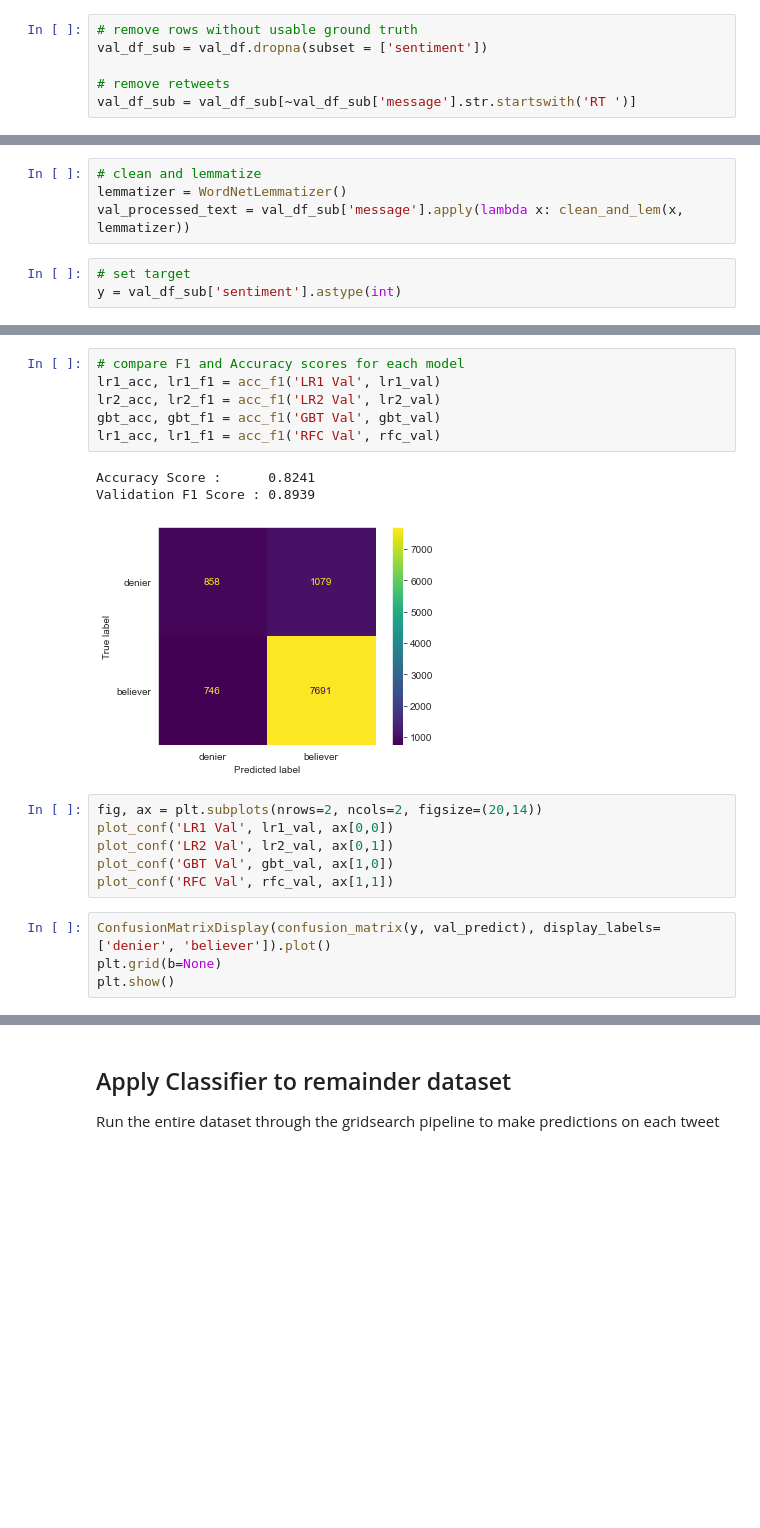
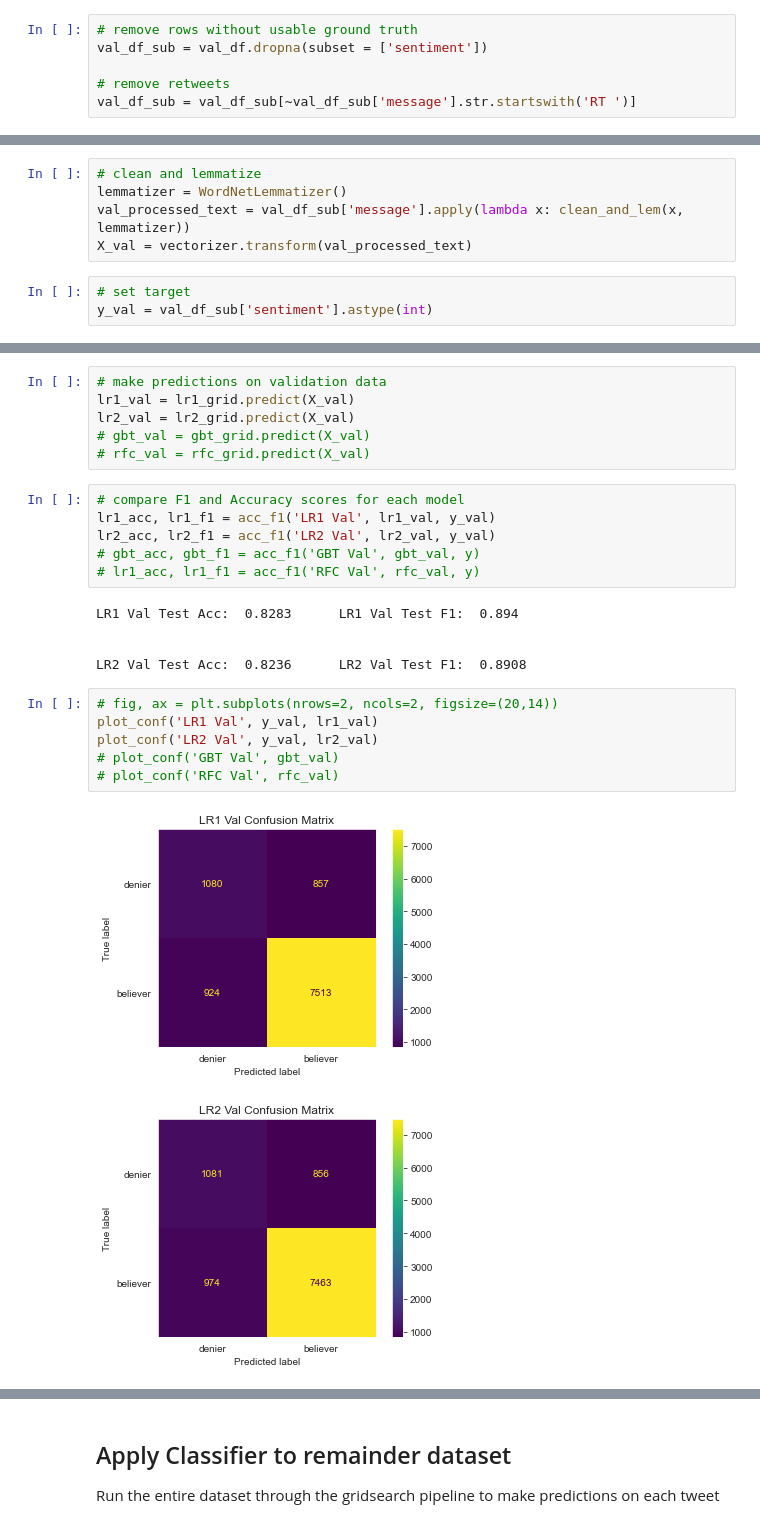
Before and after one commit to JoeBrowz/climate-prop, a Jupyter notebook: modeling_notebook.ipynb, the cells around one changed output, grey strips where cells are left out. Cells and saved outputs as stored; diff of their text form; blank space fills up the shorter version.

```diff
--- a/modeling_notebook.ipynb
+++ b/modeling_notebook.ipynb
@@ -248,6 +270,7 @@ val_df_sub = val_df_sub[~val_df_sub['message'].str.startswith('RT ')]
 # clean and lemmatize
 lemmatizer = WordNetLemmatizer()
 val_processed_text = val_df_sub['message'].apply(lambda x: clean_and_lem(x, lemmatizer))
+X_val = vectorizer.transform(val_processed_text)
 # %%
 # set target
-y = val_df_sub['sentiment'].astype(int)
+y_val = val_df_sub['sentiment'].astype(int)
@@ -262,20 +279,26 @@ rfc_val = rfc_grid.predict(val_processed_text)
+# %%
+# make predictions on validation data
+lr1_val = lr1_grid.predict(X_val)
+lr2_val = lr2_grid.predict(X_val)
+# gbt_val = gbt_grid.predict(X_val)
+# rfc_val = rfc_grid.predict(X_val)
 # %%
 # compare F1 and Accuracy scores for each model
-lr1_acc, lr1_f1 = acc_f1('LR1 Val', lr1_val)
-lr2_acc, lr2_f1 = acc_f1('LR2 Val', lr2_val)
-gbt_acc, gbt_f1 = acc_f1('GBT Val', gbt_val)
-lr1_acc, lr1_f1 = acc_f1('RFC Val', rfc_val)
+lr1_acc, lr1_f1 = acc_f1('LR1 Val', lr1_val, y_val)
+lr2_acc, lr2_f1 = acc_f1('LR2 Val', lr2_val, y_val)
+# gbt_acc, gbt_f1 = acc_f1('GBT Val', gbt_val, y)
+# lr1_acc, lr1_f1 = acc_f1('RFC Val', rfc_val, y)
 # %% [output]
-Accuracy Score :      0.8241
-Validation F1 Score : 0.8939
+LR1 Val Test Acc:  0.8283      LR1 Val Test F1:  0.894
+
+
+LR2 Val Test Acc:  0.8236      LR2 Val Test F1:  0.8908
-[figure, removed]
-# %%
-fig, ax = plt.subplots(nrows=2, ncols=2, figsize=(20,14))
-plot_conf('LR1 Val', lr1_val, ax[0,0])
-plot_conf('LR2 Val', lr2_val, ax[0,1])
-plot_conf('GBT Val', gbt_val, ax[1,0])
-plot_conf('RFC Val', rfc_val, ax[1,1])
-# %%
-ConfusionMatrixDisplay(confusion_matrix(y, val_predict), display_labels=['denier', 'believer']).plot()
-plt.grid(b=None)
-plt.show()
+# %%
+# fig, ax = plt.subplots(nrows=2, ncols=2, figsize=(20,14))
+plot_conf('LR1 Val', y_val, lr1_val)
+plot_conf('LR2 Val', y_val, lr2_val)
+# plot_conf('GBT Val', gbt_val)
+# plot_conf('RFC Val', rfc_val)
+# %% [output]
+[figure, added]
+[figure, added]
```
Also changed, not shown: parts of 49 cells of this notebook, 4 other files.
